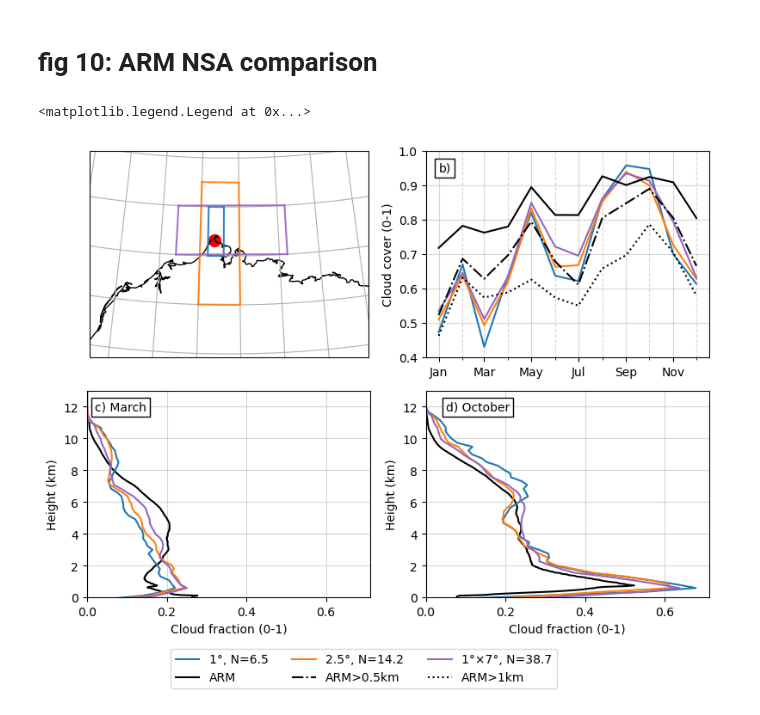
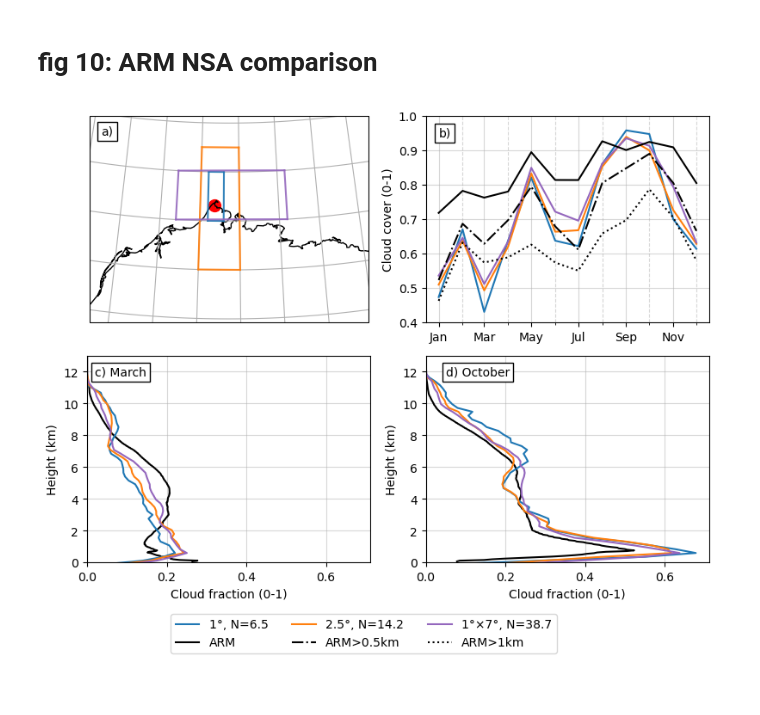
Before and after one commit to bertrandclim/essd2023, a Jupyter notebook: 9-4-2_ESSD-figs-export_jun20.ipynb, the cells around one changed output. Saved outputs shown, nothing was run; the diff lists cells and outputs as text; code cells hidden in the pictures.

```diff
--- a/9-4-2_ESSD-figs-export_jun20.ipynb
+++ b/9-4-2_ESSD-figs-export_jun20.ipynb
@@ -659,7 +656,7 @@ for c,res in zip(colors,list(cscal.res.values)):
     draw_box(box_extent,ax=ax,label=label,line_kws={'c':c,'alpha':0.9},transform=geo)
 #ax.legend()
 #ax.set_title('Gridboxes containing ARM NSA and predoop n_overpasses')
-#ax.text(-4.3e5,3.4e5, 'a)', bbox={'facecolor': 'white', 'alpha': 1, 'pad': 3})
+ax.text(-2.9e5,2.1e5, 'a)', bbox={'facecolor': 'white', 'alpha': 1, 'pad': 3})
 
 ### MONTHLY CLOUD COVER ###
 ax=axes[0][1]
@@ -694,33 +691,32 @@ titles = [f"{letter}) {getmonthname(mon,fmt='%B')}" for letter,mon in zip('cd',m
 for ax,mon,title,xpos in zip(axes_i,months,titles,[0.02,0.05]):
     ground_i, cscal_i = ground.sel(month=mon), cscal.sel(month=mon).sel(doop=b'All cases')
     ax.plot(0.01*ground_i.cld_frac,ground_i.height/1e3,c='k')
     for res,color in zip(list(cscal_i.res.values),colors):
         if res not in keep_keys: continue
         ax.plot(cscal_i.cloud_occurrence_on_levels.sel(res=res),cscal_i.height/1e3,c=color,label=res_map[res])
     ax.set_ylim(0,12)
     ax.set_xlim(xmin=0)
     #ax.axhline(0.5,ls='--',c='k',lw=0.5)
     #ax.legend()
     ax.set_xlabel('Cloud fraction (0-1)')
     ax.set_ylabel('Height (km)')
     ax.set_ylim(0,13)
     ax.text(xpos,11.75,title, bbox={'facecolor': 'white', 'alpha': 1, 'pad': 3})
     ax.grid(which='major',alpha=0.5)
     ax.grid(which='minor',alpha=0.5,ls='--')
 fig.tight_layout()
 axes[1][0].set_xlim(axes[1][1].get_xlim()) #sharex
 
 ### ADD LEGEND ###
 fig.subplots_adjust(bottom=0.1)
 ax = axes[0][1] #use cloud cover lines to get the labels
 
 #reorder handle order in legend
 #put CSCAL in first row and ARM in second row
 handles, labels = ax.get_legend_handles_labels()
 order = [0,3,1,4,2,5]
 ax.legend([handles[idx] for idx in order],[labels[idx] for idx in order],
           loc=(-0.9,-1.6),fancybox=True, shadow=False,ncol=3)
-#fig.savefig('8-9-3_3gc_armnsa_comparison_jun20.pdf',facecolor='white',transparent=False,bbox_inches='tight')
+fig.savefig('8-9-3_3gc_armnsa_comparison_jun20.pdf',facecolor='white',transparent=False,bbox_inches='tight')
 # %% [output]
-<matplotlib.legend.Legend at 0x...>
-[figure, old version]
+[figure, new version]
```
Also changed, not shown: parts of 5 cells of this notebook.
